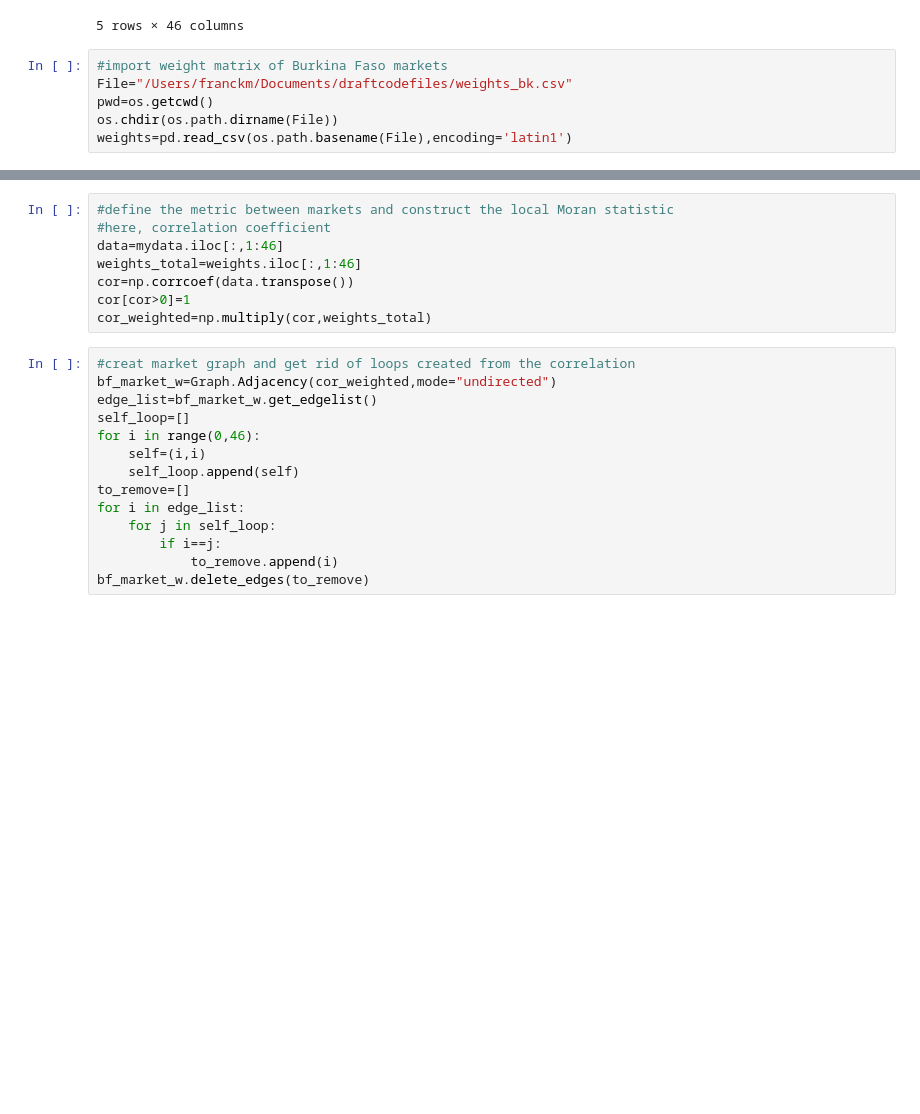
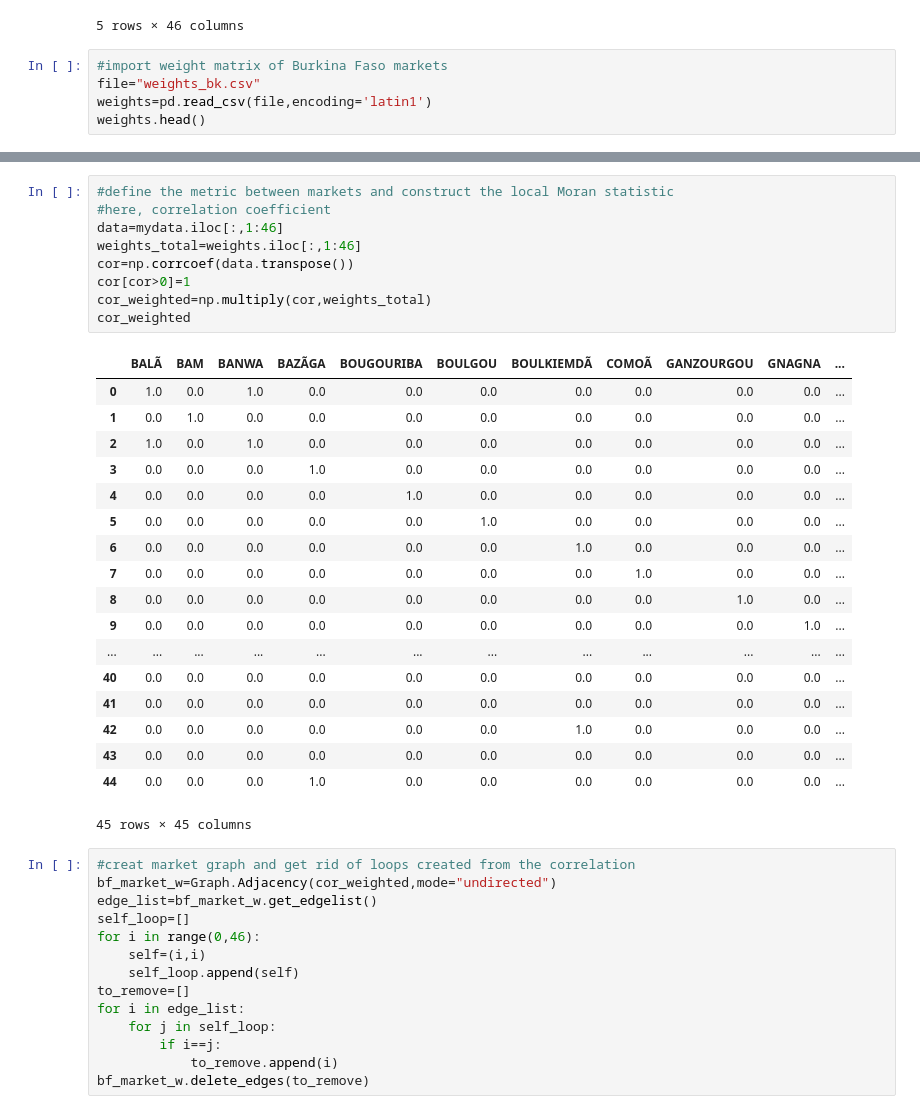
Before and after one commit to julihocc/Modern-Graph-Theory-Algorithms-with-Python, a Jupyter notebook: Chapter 02/Network Science Book, Chapter 2.ipynb, the cells around one changed output, grey strips where cells are left out. Saved outputs shown, nothing was run; the diff lists cells and outputs as text; blank space fills up the shorter version.

Commit message:
Rename weights_bk.csv to Chapter 02/weights_bk.csv for better organization

```diff
--- a/Chapter 02/Network Science Book, Chapter 2.ipynb
+++ b/Chapter 02/Network Science Book, Chapter 2.ipynb
@@ -21,7 +21,6 @@ mydata.head()
 5 rows × 46 columns
 # %%
 #import weight matrix of Burkina Faso markets
-File="/Users/franckm/Documents/draftcodefiles/weights_bk.csv"
-pwd=os.getcwd()
-os.chdir(os.path.dirname(File))
-weights=pd.read_csv(os.path.basename(File),encoding='latin1')
+file="weights_bk.csv"
+weights=pd.read_csv(file,encoding='latin1')
+weights.head()
@@ -28,11 +35,31 @@ weights=pd.read_csv(os.path.basename(File),encoding='latin1')
 # %%
 #define the metric between markets and construct the local Moran statistic
 #here, correlation coefficient
 data=mydata.iloc[:,1:46]
 weights_total=weights.iloc[:,1:46]
 cor=np.corrcoef(data.transpose())
 cor[cor>0]=1
 cor_weighted=np.multiply(cor,weights_total)
+cor_weighted
+# %% [output]
+|  | BALÃ | BAM | BANWA | BAZÃGA | BOUGOURIBA | BOULGOU | BOULKIEMDÃ | COMOÃ | GANZOURGOU | GNAGNA | ... |
+| 0 | 1.0 | 0.0 | 1.0 | 0.0 | 0.0 | 0.0 | 0.0 | 0.0 | 0.0 | 0.0 | ... |
+| 1 | 0.0 | 1.0 | 0.0 | 0.0 | 0.0 | 0.0 | 0.0 | 0.0 | 0.0 | 0.0 | ... |
+| 2 | 1.0 | 0.0 | 1.0 | 0.0 | 0.0 | 0.0 | 0.0 | 0.0 | 0.0 | 0.0 | ... |
+| 3 | 0.0 | 0.0 | 0.0 | 1.0 | 0.0 | 0.0 | 0.0 | 0.0 | 0.0 | 0.0 | ... |
+| 4 | 0.0 | 0.0 | 0.0 | 0.0 | 1.0 | 0.0 | 0.0 | 0.0 | 0.0 | 0.0 | ... |
+| 5 | 0.0 | 0.0 | 0.0 | 0.0 | 0.0 | 1.0 | 0.0 | 0.0 | 0.0 | 0.0 | ... |
+| 6 | 0.0 | 0.0 | 0.0 | 0.0 | 0.0 | 0.0 | 1.0 | 0.0 | 0.0 | 0.0 | ... |
+| 7 | 0.0 | 0.0 | 0.0 | 0.0 | 0.0 | 0.0 | 0.0 | 1.0 | 0.0 | 0.0 | ... |
+| 8 | 0.0 | 0.0 | 0.0 | 0.0 | 0.0 | 0.0 | 0.0 | 0.0 | 1.0 | 0.0 | ... |
+| 9 | 0.0 | 0.0 | 0.0 | 0.0 | 0.0 | 0.0 | 0.0 | 0.0 | 0.0 | 1.0 | ... |
+| ... | ... | ... | ... | ... | ... | ... | ... | ... | ... | ... | ... |
+| 40 | 0.0 | 0.0 | 0.0 | 0.0 | 0.0 | 0.0 | 0.0 | 0.0 | 0.0 | 0.0 | ... |
+| 41 | 0.0 | 0.0 | 0.0 | 0.0 | 0.0 | 0.0 | 0.0 | 0.0 | 0.0 | 0.0 | ... |
+| 42 | 0.0 | 0.0 | 0.0 | 0.0 | 0.0 | 0.0 | 1.0 | 0.0 | 0.0 | 0.0 | ... |
+| 43 | 0.0 | 0.0 | 0.0 | 0.0 | 0.0 | 0.0 | 0.0 | 0.0 | 0.0 | 0.0 | ... |
+| 44 | 0.0 | 0.0 | 0.0 | 1.0 | 0.0 | 0.0 | 0.0 | 0.0 | 0.0 | 0.0 | ... |
+45 rows × 45 columns
 # %%
 #creat market graph and get rid of loops created from the correlation
 bf_market_w=Graph.Adjacency(cor_weighted,mode="undirected")
```
Also changed, not shown: parts of 1 cell of this notebook, 2 other files.
